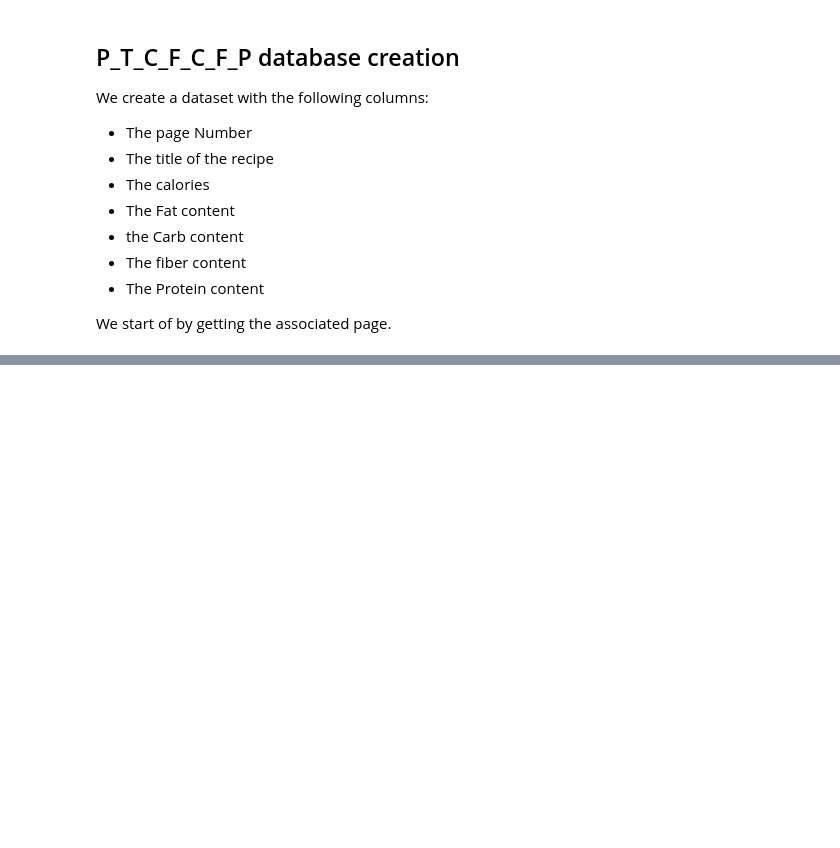
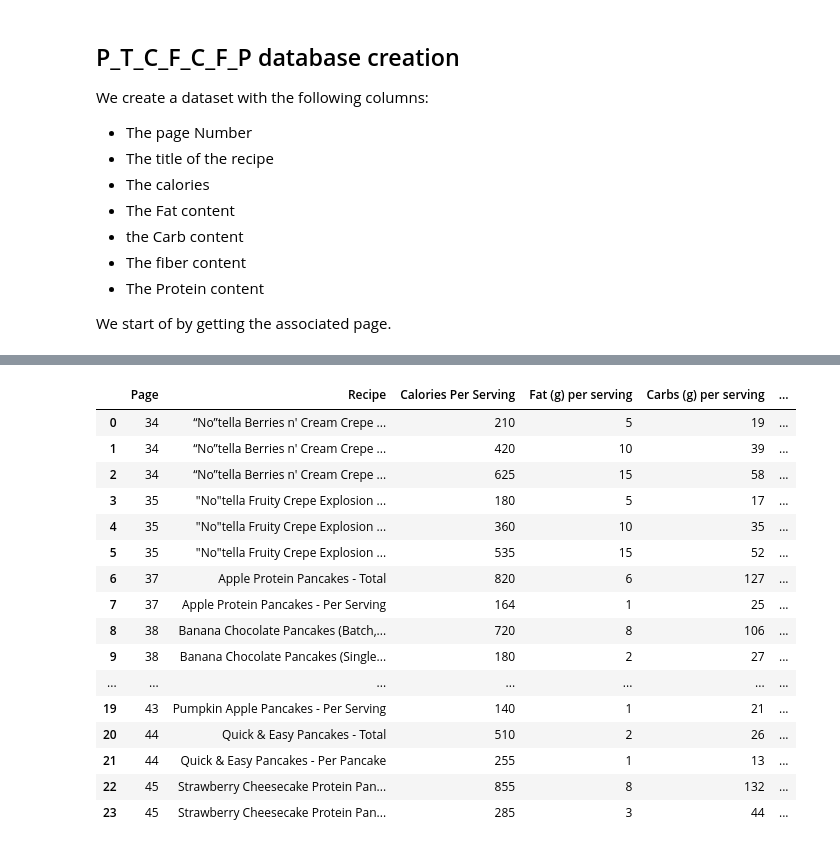
Before and after one commit to MikeDuran-git/simple-local-rag, a Jupyter notebook: text_processing.ipynb, the cells around one changed output, grey strips where cells are left out. Drawn from its saved outputs; the diff is of its cells as text; code cells hidden in the pictures; blank space fills up the shorter version.

Commit message:
table of calories completed

```diff
--- a/text_processing.ipynb
+++ b/text_processing.ipynb
@@ -342,3 +342,6 @@ We create a dataset with the following columns:
 * The Protein content
 
 We start of by getting the associated page.
+# %%
+master_recipe_nutrition_table = table_of_contents[:-4]
+master_recipe_nutrition_table
@@ -344,0 +615,88 @@ We start of by getting the associated page.
+# %%
+#we get the first table
+text=master_recipe_nutrition_table[1]['text']
+
+#first off we remove the lines until we find the first occurence of "Vegetarian" and we drop it along with everything that came before him.
+text = text[text.find("Vegetarian"):].replace("Vegetarian","")
+
+#when we see the pattern of any \n next to "-" we remove the "\n"
+text = text.replace("\n-","-").replace("\n -"," -").replace("-\n","- ").replace("\n-\n","-").replace("- \n","- ")
+
+# if we see \n next to serving or servings we remove it
+text = re.sub(r'\n(?=\b[sS]erving[s]?\b)', '', text)
+
+# #we remove the first \n
+# text = text.replace("\n"," ",1)
+
+#we remove "\nY\n"
+text = text.replace("\nY","")
+
+array=text.split("\n")
+#we remove unwanted spaces
+array = [i.strip() for i in array]
+#we remove empty strings
+array = list(filter(None, array))
+
+#on parcours le tableau, et nous calculons la longueur de chaque element. Si la le voisin i+1 est plus long que 3 c'est que c'est un text qui est coupé en deux, on le merge avec le voisin i. SAUF si i a une taille infieur ou égale à 3, car dans ce cas i est un nombre.
+for i in range(len(array)-1):
+    if len(array[i+1])>3 and len(array[i])>3 and not array[i+1].isnumeric():
+        array[i]=array[i]+" "+array[i+1]
+        array[i+1]=""
+
+# we remove the empty strings
+array = list(filter(None, array))
+#we now that the first 7 elements are 1 recipe, so we can append by chunks of 7. The first element is the page, the second the recipe, the third the calories, the fourth the fat, the fifth the carbs, the sixth the fiber, the seventh the protein.
+
+pages=[]
+recipes=[]
+calories=[]
+fat=[]
+carbs=[]
+fiber=[]
+protein=[]
+
+for i in range(0,len(array),7):
+    pages.append(array[i])
+    recipes.append(array[i+1])
+    calories.append(array[i+2])
+    fat.append(array[i+3])
+    carbs.append(array[i+4])
+    fiber.append(array[i+5])
+    protein.append(array[i+6])
+
+
+#we create a dictionnary to store the data
+nutrition_data = {
+    "Page": pages,
+    "Recipe": recipes,
+    "Calories Per Serving": calories,
+    "Fat (g) per serving": fat,
+    "Carbs (g) per serving": carbs,
+    "Fiber (g) per serving": fiber,
+    "Protein (g) per serving": protein,
+}
+
+#we create a dataframe
+page_2_dataframe = pd.DataFrame(nutrition_data)
+#we manually add the vegan and vegetarian columns, all the recipes are not vegan, as such they just have the value "No" and all other except 29,30 and 31 are vegetarian
+page_2_dataframe['Vegan'] = "No"
+page_2_dataframe['Vegetarian'] = "Yes"
+page_2_dataframe
+# %% [output]
+|  | Page | Recipe | Calories Per Serving | Fat (g) per serving | Carbs (g) per serving | ... |
+| 0 | 34 | “No”tella Berries n' Cream Crepe ... | 210 | 5 | 19 | ... |
+| 1 | 34 | “No”tella Berries n' Cream Crepe ... | 420 | 10 | 39 | ... |
+| 2 | 34 | “No”tella Berries n' Cream Crepe ... | 625 | 15 | 58 | ... |
+| 3 | 35 | "No"tella Fruity Crepe Explosion ... | 180 | 5 | 17 | ... |
+| 4 | 35 | "No"tella Fruity Crepe Explosion ... | 360 | 10 | 35 | ... |
+| 5 | 35 | "No"tella Fruity Crepe Explosion ... | 535 | 15 | 52 | ... |
+| 6 | 37 | Apple Protein Pancakes - Total | 820 | 6 | 127 | ... |
+| 7 | 37 | Apple Protein Pancakes - Per Serving | 164 | 1 | 25 | ... |
+| 8 | 38 | Banana Chocolate Pancakes (Batch,... | 720 | 8 | 106 | ... |
+| 9 | 38 | Banana Chocolate Pancakes (Single... | 180 | 2 | 27 | ... |
+| ... | ... | ... | ... | ... | ... | ... |
+| 19 | 43 | Pumpkin Apple Pancakes - Per Serving | 140 | 1 | 21 | ... |
+| 20 | 44 | Quick & Easy Pancakes - Total | 510 | 2 | 26 | ... |
+| 21 | 44 | Quick & Easy Pancakes - Per Pancake | 255 | 1 | 13 | ... |
+| 22 | 45 | Strawberry Cheesecake Protein Pan... | 855 | 8 | 132 | ... |
+| 23 | 45 | Strawberry Cheesecake Protein Pan... | 285 | 3 | 44 | ... |
```
Also changed, not shown: parts of 12 cells of this notebook.
